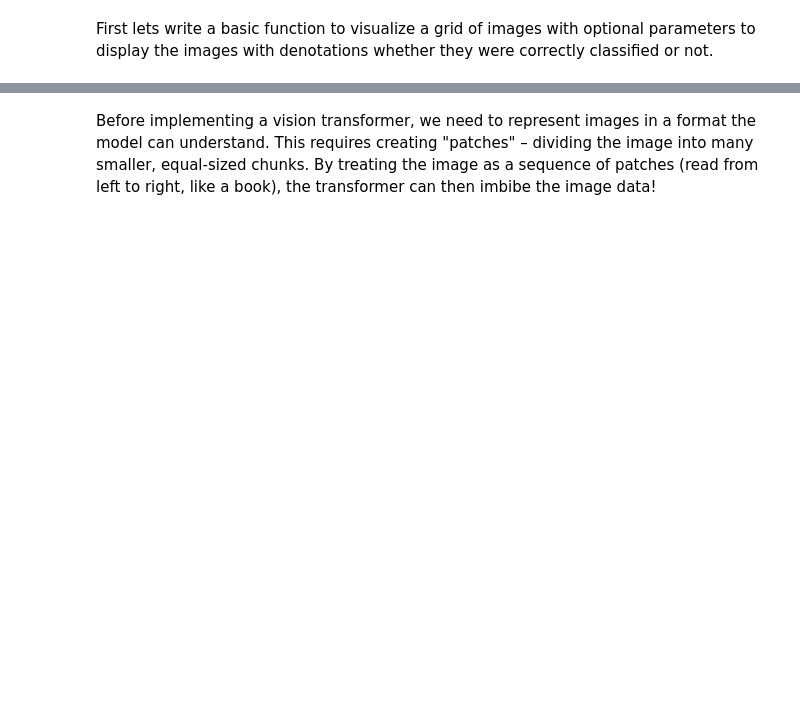
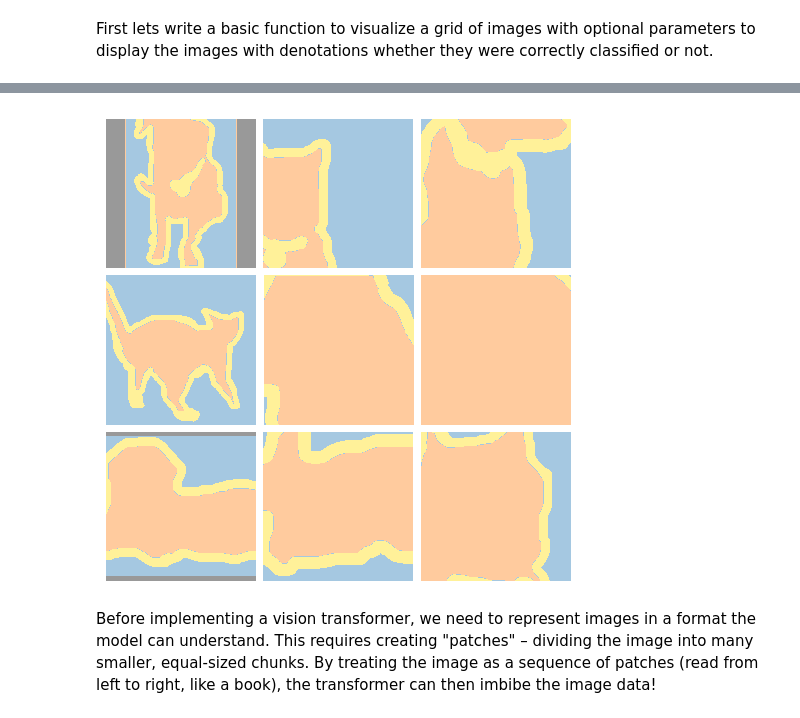
Before and after one commit to BjarniHaukur/minimal-ml, a Jupyter notebook: vision_transformer.ipynb, the cells around one changed output, grey strips where cells are left out. Cells and saved outputs as stored; diff of their text form; code cells hidden in the pictures; blank space fills up the shorter version.

```diff
--- a/vision_transformer.ipynb
+++ b/vision_transformer.ipynb
@@ -81,3 +106,7 @@ plot_imgs(imgs, fake_labels, labels, figsize=(6, 6))
+# %%
+plot_imgs(masks=masks, figsize=(6, 6))
+# %% [output]
+[figure, added]
 # %% [markdown]
 Before implementing a vision transformer, we need to represent images in a format the model can understand. This requires creating "patches" – dividing the image into many smaller, equal-sized chunks. By treating the image as a sequence of patches (read from left to right, like a book), the transformer can then imbibe the image data!
 # %%
```
Also changed, not shown: parts of 8 cells of this notebook.
